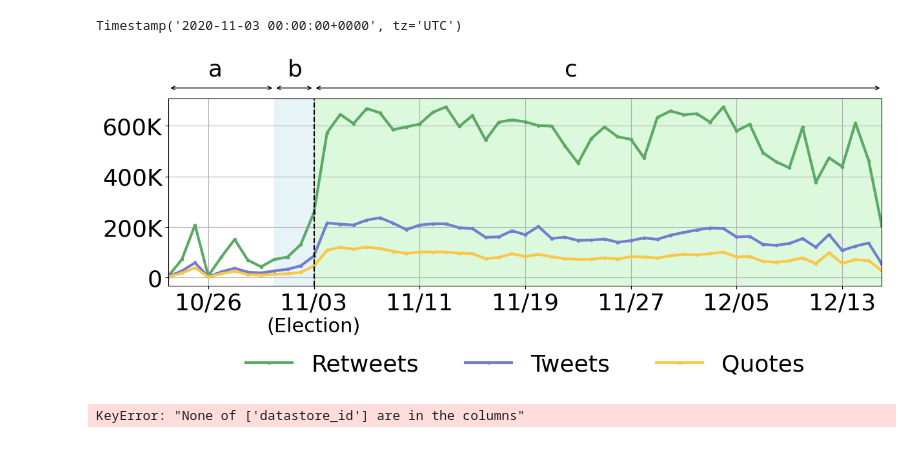
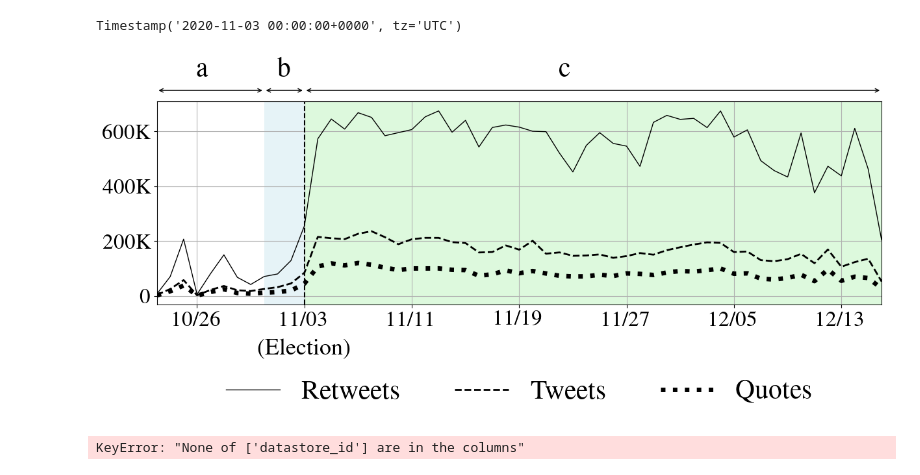
Before and after one commit to sTechLab/VoterFraud2020-analysis, a Jupyter notebook: notebooks/paper_graphs.ipynb, the cells around one changed output. Cells and saved outputs as stored; diff of their text form; code cells hidden in the pictures.

Commit message:
Updated plots & some notebooks

```diff
--- a/notebooks/paper_graphs.ipynb
+++ b/notebooks/paper_graphs.ipynb
@@ -11,9 +11,21 @@ import numpy as np
 import matplotlib.dates as mdates
 import matplotlib.ticker as mtick
 import matplotlib.pyplot as plt
-import matplotlib.style as style
+import matplotlib as mpl
+from matplotlib.ticker import FormatStrFormatter
 
-style.use(["seaborn-white", "seaborn-paper"])
+mpl.style.use(["seaborn-white", "seaborn-paper"])
+#define style
+mpl.style.use('default')
+style = {
+        "pgf.rcfonts":False,
+        "pgf.texsystem": "pdflatex",
+        "text.usetex": True,
+        "font.family": "serif",
+        "font.serif": "Times"
+        }
+#set
+mpl.rcParams.update(style)
 # %%
 DATE = "16-dec"
 DATA_DIR = "../data/{}/".format(DATE)
@@ -117,18 +129,34 @@ Timestamp('2020-11-03 00:00:00+0000', tz='UTC')
 
 
 plot_colors = [
-"#5ba965",
-"#737dcf",
-'#FAC748',
+"#000000", #"5ba965",
+"#000000", #737dcf",
+"#000000", #c35ca8"]
+"#000000", #'#FAC748',
 "#cc594e",
-"#c35ca8"]
-style.use("default")
-fig, ax = plt.subplots(figsize=(12, 6))
-params = {'legend.handlelength': 2}
+]
+fig, ax = plt.subplots(figsize=(12, 6.5))
+params = {
+    'legend.handlelength': 2,
+    "text.usetex": True,
+    "font.family": "serif",
+    "font.serif": "Times",
+}
 plt.rcParams.update(params)
 plt.rc('xtick', labelsize='medium')
 plt.rc('ytick', labelsize='medium')
 total = 0
+
+line_styles = [
+    "solid",
+    "dashed",
+    "dotted"
+]
+line_widths = [
+    1,
+    2,
+    5,
+]
 for i, col in enumerate(["retweet count", "tweet count", "quote count"]):
     data = df_counts_by_day[col]
     ticks = data.shape[0]
@@ -137,19 +165,19 @@ for i, col in enumerate(["retweet count", "tweet count", "quote count"]):
 
     ax.plot(
         data,
-        marker=".",
-        linestyle="-",
-        linewidth=3,
+        #marker=".",
+        linestyle=line_styles[i],
+        linewidth=line_widths[i],
         color=plot_colors[i]
     )
     total += data.sum()
 
 ax.set_xlim([data.index.min(), data.index.max()])
-plt.rc('font', family='sans-serif')
+#plt.rc('font', family='sans-serif')
 plt.legend(["Retweets", "Tweets", "Quotes"],
     facecolor='white',
     framealpha=1,
-    fontsize=26,
+    fontsize=30,
     loc='upper center',
     bbox_to_anchor=([0.5, -0.25]),
     ncol=3,
@@ -178,7 +206,7 @@ plt.text(
     ax.get_ylim()[0] - 125000, "(Election)",
              horizontalalignment='center',
              verticalalignment='top',
-             fontsize=22,
+             fontsize=26,
              color='black')
 
 
@@ -187,37 +215,37 @@ for i, period in enumerate(periods):
     x1, center, x2 = period
 
     ax.annotate('',
                 xy=(x1, 750000),
                 xytext=(x2, 750000),
                 arrowprops=dict(arrowstyle='<->',facecolor='red'),
                 annotation_clip=False
     )
     ax.annotate(period_name[i],
                 xy=(center, 800000),
                 xytext=(center, 800000),
                 annotation_clip=False,
-                fontsize=26
+                fontsize=30
     )
 
 
 """
 ax.annotate('Election',
             xy=(election_date, 20), xytext=(3, 50),
             textcoords='offset points',
             arrowprops=dict(facecolor='black', shrink=0.05))
 """
 
 plt.tight_layout()
 # mdates.HourLocator(interval = 12)
 interval = 8
 ax.xaxis.set_major_locator(mdates.DayLocator(interval=interval))
 ax.yaxis.set_major_formatter(mtick.FuncFormatter(reformat_large_tick_values))
-plt.tick_params(axis='both', which='major', labelsize=26)
-fig.savefig("./tweets_over_time.pdf", bbox_inches='tight')
+plt.tick_params(axis='both', which='major', labelsize=24)
+fig.savefig("./tweets-over-time-serif.pdf", bbox_inches='tight')
 plt.show()
 # ax.set_title("#voterfraud ({:,.0f} entities)".format(total))
 # %% [output]
-[figure, old version]
+[figure, new version]
 # %%
 df_recent_tweets = pd.read_pickle("../data/dataframes/14-nov/df_recent_tweets.pickle").set_index("datastore_id")
 # %%
```
Also changed, not shown: parts of 6 cells of this notebook, 9 other files.
